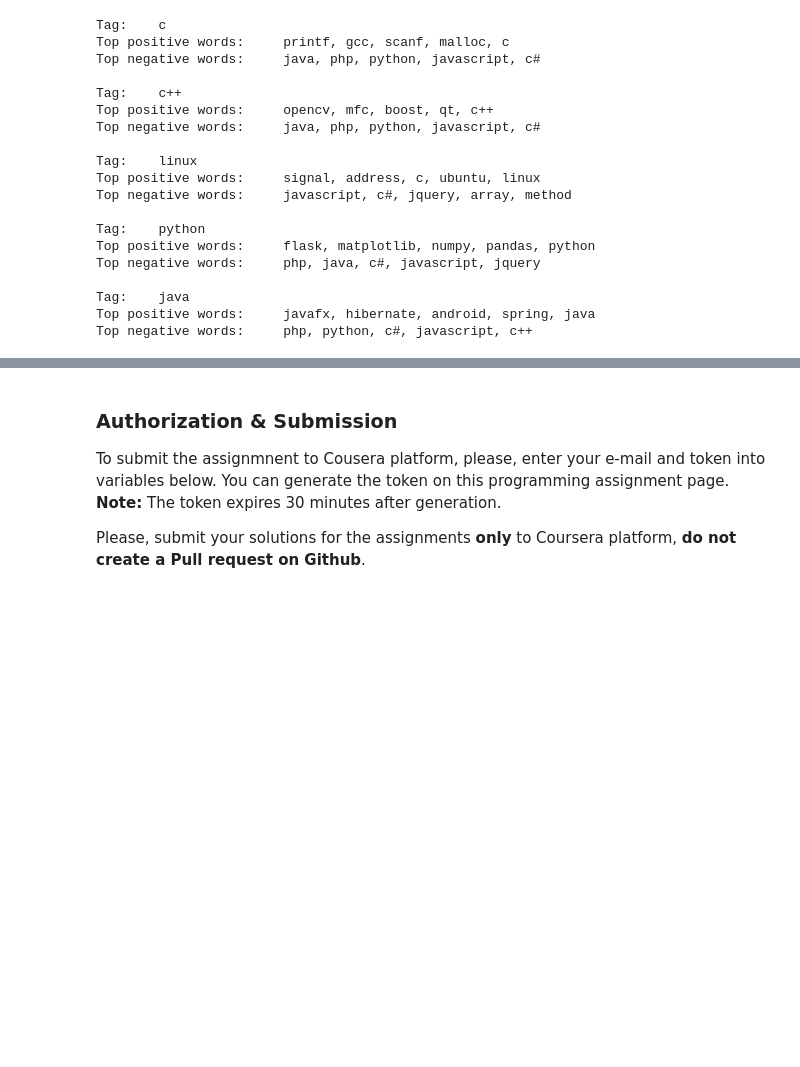
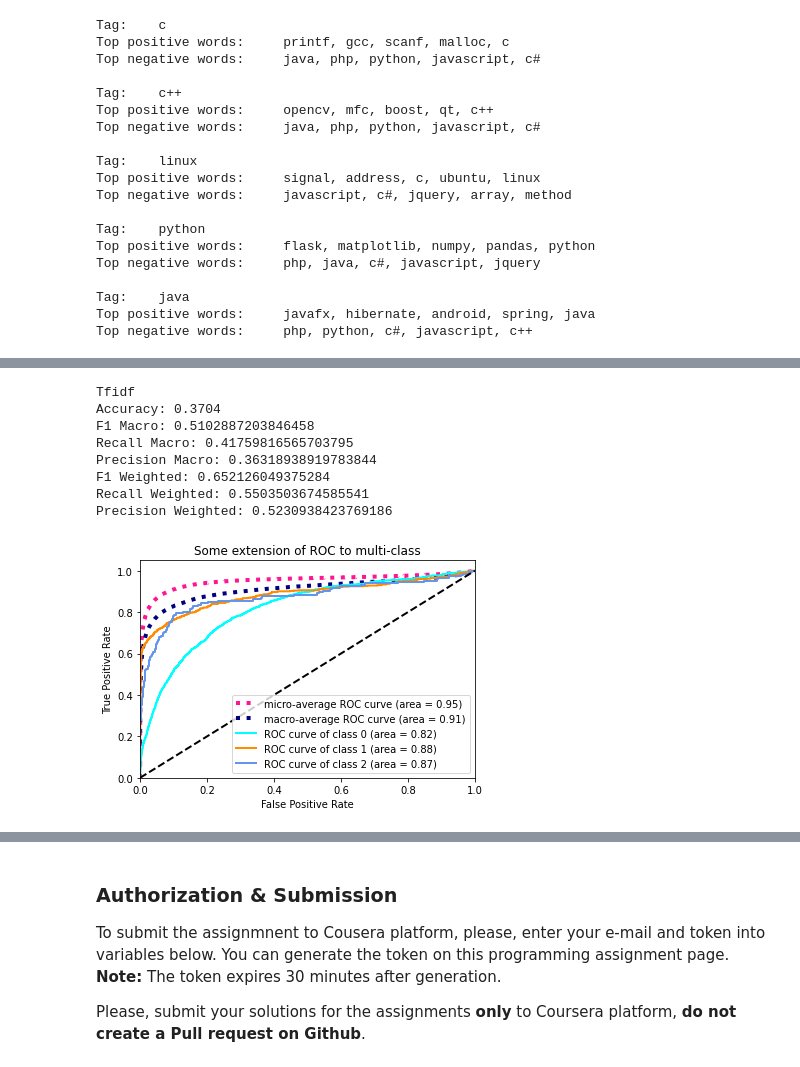
Before and after one commit to virajpai/natural-language-processing, a Jupyter notebook: week1/week1-MultilabelClassification.ipynb, the cells around one changed output, grey strips where cells are left out. Cells and saved outputs as stored; diff of their text form; code cells hidden in the pictures; blank space fills up the shorter version.

```diff
--- a/week1/week1-MultilabelClassification.ipynb
+++ b/week1/week1-MultilabelClassification.ipynb
@@ -740,0 +988,16 @@ Top negative words:     php, python, c#, javascript, c++
+# %%
+print('Tfidf')
+print_evaluation_scores(y_val, y_val_predicted_labels_tfidf)
+
+n_classes = len(tags_counts)
+roc_auc(y_val, y_val_predicted_scores_tfidf, n_classes)
+# %% [output]
+Tfidf
+Accuracy: 0.3704
+F1 Macro: 0.5102887203846458
+Recall Macro: 0.41759816565703795
+Precision Macro: 0.36318938919783844
+F1 Weighted: 0.652126049375284
+Recall Weighted: 0.5503503674585541
+Precision Weighted: 0.5230938423769186
+[figure, added]
```
Also changed, not shown: parts of 34 cells of this notebook.
